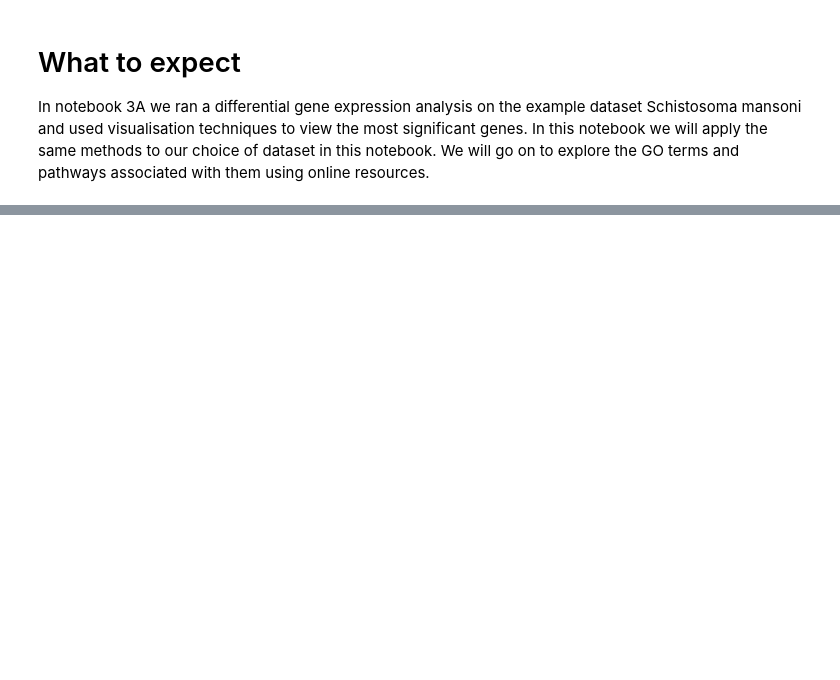
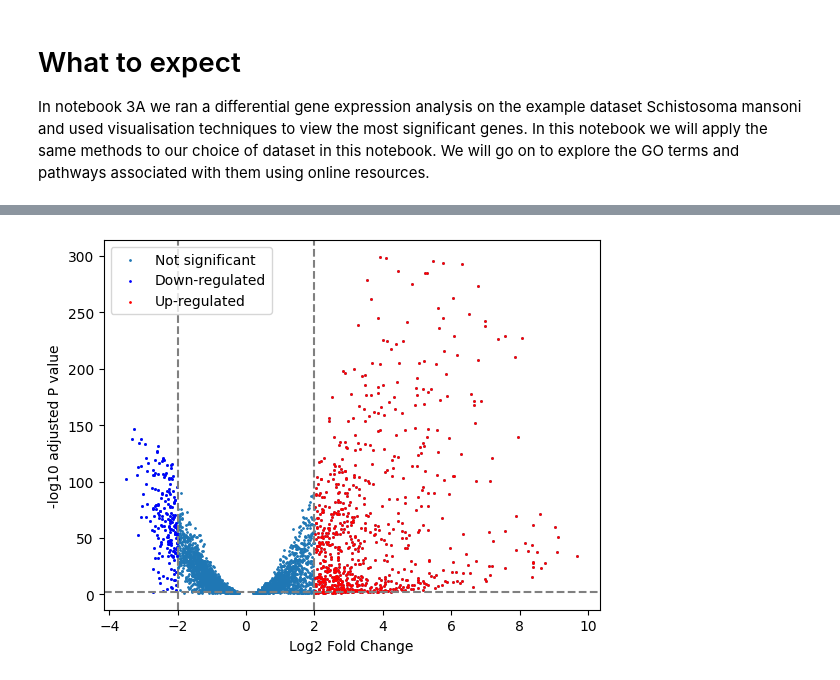
Before and after one commit to rmcolq/pathbio3, a Jupyter notebook: 3B - Differential Expression and GO enrichment_plasmodium.ipynb, the cells around one changed output, grey strips where cells are left out. Cells and saved outputs as stored; diff of their text form; code cells hidden in the pictures; blank space fills up the shorter version.

```diff
--- a/3B - Differential Expression and GO enrichment_plasmodium.ipynb
+++ b/3B - Differential Expression and GO enrichment_plasmodium.ipynb
@@ -149,3 +148,29 @@ down
+# %%
+import seaborn as sns
+import numpy as np
+import matplotlib.pylab as plt
+
+down = res[(res['log2FoldChange']<=-2)&(res['padj']<0.05)]
+up = res[(res['log2FoldChange']>=2)&(res['padj']<0.05)]
+
+# plot the all the genes and then highlight downregulated and upregulated
+plt.scatter(x=res['log2FoldChange'],y=res['padj'].apply(lambda x:-np.log10(x)),s=1,label="Not significant")
+plt.scatter(x=down['log2FoldChange'],y=down['padj'].apply(lambda x:-np.log10(x)),s=1,label="Down-regulated",color="blue")
+plt.scatter(x=up['log2FoldChange'],y=up['padj'].apply(lambda x:-np.log10(x)),s=1,label="Up-regulated",color="red")
+
+#Add axis labels
+plt.xlabel("Log2 Fold Change")
+plt.ylabel("-log10 adjusted P value")
+
+# Add threshold lines
+plt.axvline(-2,color="grey",linestyle="--")
+plt.axvline(2,color="grey",linestyle="--")
+plt.axhline(2,color="grey",linestyle="--")
+plt.legend()
+
+plt.savefig('dataset_volcano.png')
+# %% [output]
+[figure, added]
 # %% [markdown]
 # GO Analysis and Metabolic pathways analysis
 
```
Also changed, not shown: parts of 13 cells of this notebook, 2 other files.
